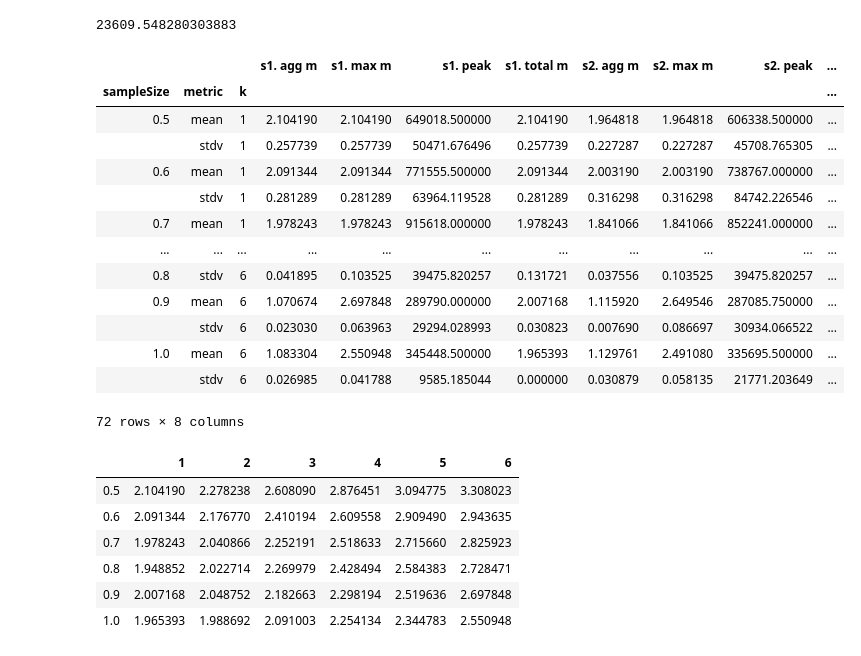
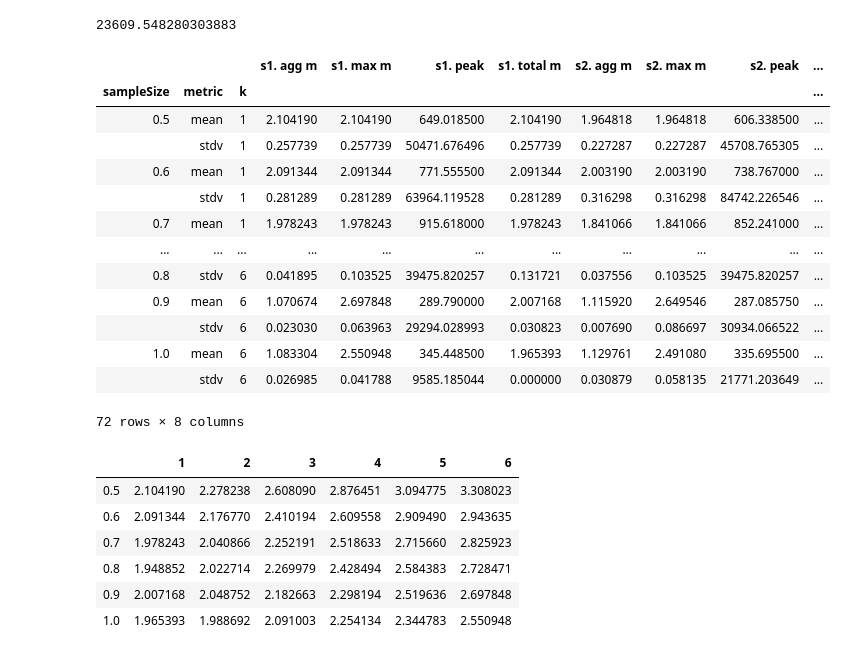
Before and after one commit to vicaba/siot-eclustering-viz, a Jupyter notebook: siot-clustering2.ipynb, the cells around one changed output. Saved outputs shown, nothing was run; the diff lists cells and outputs as text; code cells hidden in the pictures.

```diff
--- a/siot-clustering2.ipynb
+++ b/siot-clustering2.ipynb
@@ -90,13 +84,13 @@ summaryBatch_global = pd.read_json("./files/scheduler_tests/scheduler_test/summa
 #batch_global = pd.read_json("./files/batch.json")
 
 exp1_k = 6
-exp1_sampleSizeMin = 0.5
-exp1_sampleSizeMax = 1.0
+exp1_sample_size_min = 0.5
+exp1_sample_size_max = 1.0
 exp1_nsteps = 2
 
 
-def sampleSizeRange():
-    return (x/10 for x in range(int(sampleSizeMin * 10), int((sampleSizeMax * 10) + 1)))
+def sample_size_range(sample_size_min, sample_size_max):
+    return (x/10 for x in range(int(sample_size_min * 10), int((sample_size_max * 10) + 1)))
 # %%
 def crossfold_as_df(k, data):
     index_list = []
@@ -139,7 +133,7 @@ exp1_treated
 144 rows × 10 columns
 # %%
 k2 = 2
-query = f"k == {k2} and sampleSize == {sampleSizeMin}"
+query = f"k == {k2} and sampleSize == {exp1_sampleSizeMin}"
 exp1_treated.query(query)["s1. agg m"].mean()
 exp1_treated.query(query)["s1. max m"].mean()
 exp1_treated.query(query)["s1. peak"].std()
@@ -151,10 +142,10 @@ with open('summaryBatch.tex','w') as tf:
 # %%
-def get_statistics(k, nSteps, treated):
+def get_statistics(k, nSteps, treated, sample_size_min, sample_size_max):
     index_list = []
     step_list = []
 
     for j in range(1, k+1):
-        for ssize in sampleSizeRange():
+        for ssize in sample_size_range(sample_size_min, sample_size_max):
 
             index_list.append((ssize, "mean", j))
             query = f"k == {j} and sampleSize == {ssize}"
@@ -162,55 +153,55 @@ def get_statistics(k, nSteps, treated):
             data = {key: treated.query(query)[key].mean() for key in index}
             data = {"s1. agg m" : treated.query(query)["s1. agg m"].mean(),
                     "s1. max m" : treated.query(query)["s1. max m"].mean(),
-                    "s1. peak" : treated.query(query)["s1. peak"].mean(),
+                    "s1. peak" : treated.query(query)["s1. peak"].mean()/1000,
                    "s1. total m" : treated.query(query)["s1. total m"].mean()}
             index = ["s1. agg m","s1. max m","s1. peak", "s1. total m"]
             if (nSteps >= 2):
                 data.update({"s2. agg m" : treated.query(query)["s2. agg m"].mean(),
                     "s2. max m" : treated.query(query)["s2. max m"].mean(),
-                    "s2. peak" : treated.query(query)["s2. peak"].mean(),
+                    "s2. peak" : treated.query(query)["s2. peak"].mean()/1000,
                             "s2. total m" : treated.query(query)["s2. total m"].mean()})
                 index = index + ["s2. agg m","s2. max m","s2. peak", "s2. total m"]
 
             s = pd.Series(data,index=index)
             step_list.append(s)
             #print(f"sampleSize = {ssize}, k = {j}")
 
             index_list.append((ssize, "stdv", j))
             query = f"k == {j} and sampleSize == {ssize}"
             data = {"s1. agg m" : treated.query(query)["s1. agg m"].std(),
                     "s1. max m" : treated.query(query)["s1. max m"].std(),
                     "s1. peak" : treated.query(query)["s1. peak"].std(),
                    "s1. total m" : treated.query(query)["s1. total m"].std()}
             index = ["s1. agg m","s1. max m","s1. peak", "s1. total m"]
             if (nSteps >= 2):
                 data.update({"s2. agg m" : treated.query(query)["s2. agg m"].std(),
                     "s2. max m" : treated.query(query)["s2. max m"].std(),
                     "s2. peak" : treated.query(query)["s2. peak"].std(),
                             "s2. total m" : treated.query(query)["s2. total m"].std()})
                 index = index + ["s2. agg m","s2. max m","s2. peak", "s2. total m"]
 
             s = pd.Series(data,index=index)
             step_list.append(s)
 
 
     index = pd.MultiIndex.from_tuples(index_list, names=["sampleSize", "metric", "k"])
     return pd.DataFrame(step_list, index=index)
-exp1_statistics = get_statistics(exp1_k,exp1_nsteps, exp1_treated)
+exp1_statistics = get_statistics(exp1_k,exp1_nsteps, exp1_treated, exp1_sample_size_min, exp1_sample_size_max)
 exp1_statistics
 # %% [output]
 |  |  |  | s1. agg m | s1. max m | s1. peak | s1. total m | s2. agg m | s2. max m | s2. peak | ... |
 | sampleSize | metric | k |  |  |  |  |  |  |  | ... |
-| 0.5 | mean | 1 | 2.104190 | 2.104190 | 649018.500000 | 2.104190 | 1.964818 | 1.964818 | 606338.500000 | ... |
+| 0.5 | mean | 1 | 2.104190 | 2.104190 | 649.018500 | 2.104190 | 1.964818 | 1.964818 | 606.338500 | ... |
 |  | stdv | 1 | 0.257739 | 0.257739 | 50471.676496 | 0.257739 | 0.227287 | 0.227287 | 45708.765305 | ... |
-| 0.6 | mean | 1 | 2.091344 | 2.091344 | 771555.500000 | 2.091344 | 2.003190 | 2.003190 | 738767.000000 | ... |
+| 0.6 | mean | 1 | 2.091344 | 2.091344 | 771.555500 | 2.091344 | 2.003190 | 2.003190 | 738.767000 | ... |
 |  | stdv | 1 | 0.281289 | 0.281289 | 63964.119528 | 0.281289 | 0.316298 | 0.316298 | 84742.226546 | ... |
-| 0.7 | mean | 1 | 1.978243 | 1.978243 | 915618.000000 | 1.978243 | 1.841066 | 1.841066 | 852241.000000 | ... |
+| 0.7 | mean | 1 | 1.978243 | 1.978243 | 915.618000 | 1.978243 | 1.841066 | 1.841066 | 852.241000 | ... |
 | ... | ... | ... | ... | ... | ... | ... | ... | ... | ... | ... |
 | 0.8 | stdv | 6 | 0.041895 | 0.103525 | 39475.820257 | 0.131721 | 0.037556 | 0.103525 | 39475.820257 | ... |
-| 0.9 | mean | 6 | 1.070674 | 2.697848 | 289790.000000 | 2.007168 | 1.115920 | 2.649546 | 287085.750000 | ... |
+| 0.9 | mean | 6 | 1.070674 | 2.697848 | 289.790000 | 2.007168 | 1.115920 | 2.649546 | 287.085750 | ... |
 |  | stdv | 6 | 0.023030 | 0.063963 | 29294.028993 | 0.030823 | 0.007690 | 0.086697 | 30934.066522 | ... |
-| 1.0 | mean | 6 | 1.083304 | 2.550948 | 345448.500000 | 1.965393 | 1.129761 | 2.491080 | 335695.500000 | ... |
+| 1.0 | mean | 6 | 1.083304 | 2.550948 | 345.448500 | 1.965393 | 1.129761 | 2.491080 | 335.695500 | ... |
 |  | stdv | 6 | 0.026985 | 0.041788 | 9585.185044 | 0.000000 | 0.030879 | 0.058135 | 21771.203649 | ... |
 72 rows × 8 columns
 # %%
```
Also changed, not shown: parts of 9 cells of this notebook, 2 other files.
